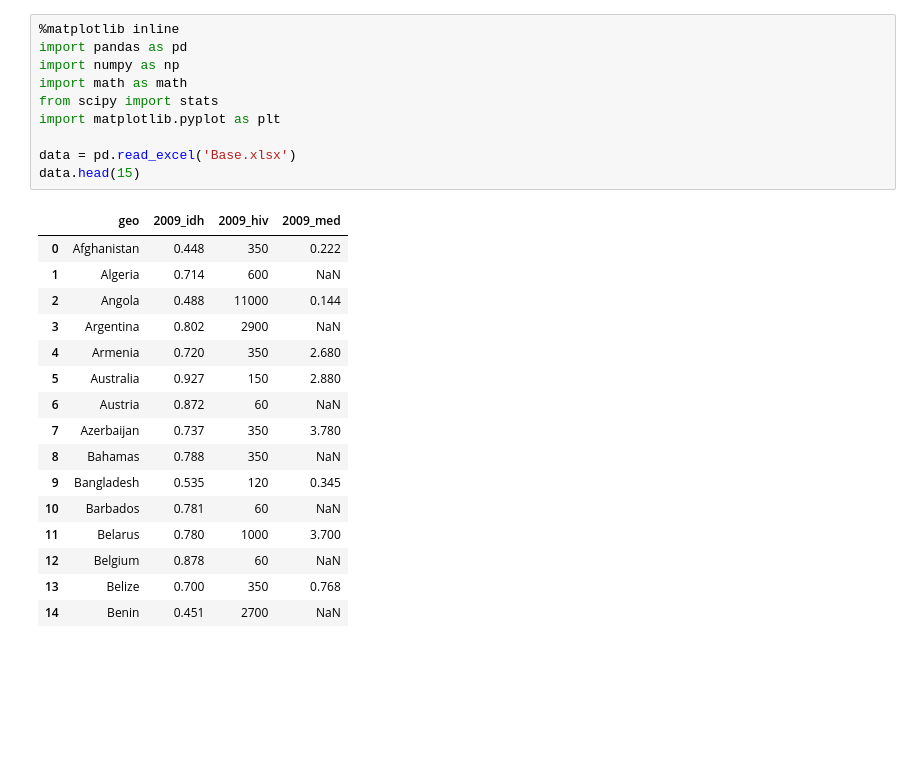
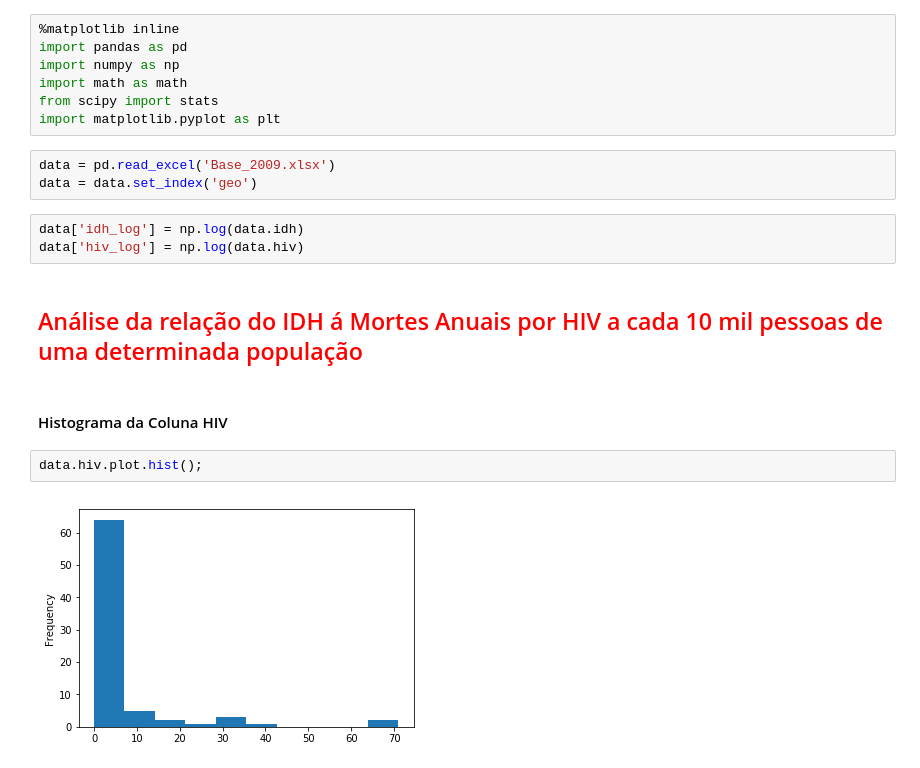
Before and after one commit to RogerPina2/CD18-Roger, a Jupyter notebook: Projeto1_Roger_Pina.ipynb, the cells around one changed output. Drawn from its saved outputs; the diff is of its cells as text; blank space fills up the shorter version.

```diff
--- a/Projeto1_Roger_Pina.ipynb
+++ b/Projeto1_Roger_Pina.ipynb
@@ -18,23 +22,17 @@ import numpy as np
 import math as math
 from scipy import stats
 import matplotlib.pyplot as plt
-
-data = pd.read_excel('Base.xlsx')
-data.head(15)
-# %% [output]
-|  | geo | 2009_idh | 2009_hiv | 2009_med |
-| 0 | Afghanistan | 0.448 | 350 | 0.222 |
-| 1 | Algeria | 0.714 | 600 | NaN |
-| 2 | Angola | 0.488 | 11000 | 0.144 |
-| 3 | Argentina | 0.802 | 2900 | NaN |
-| 4 | Armenia | 0.720 | 350 | 2.680 |
-| 5 | Australia | 0.927 | 150 | 2.880 |
-| 6 | Austria | 0.872 | 60 | NaN |
-| 7 | Azerbaijan | 0.737 | 350 | 3.780 |
-| 8 | Bahamas | 0.788 | 350 | NaN |
-| 9 | Bangladesh | 0.535 | 120 | 0.345 |
-| 10 | Barbados | 0.781 | 60 | NaN |
-| 11 | Belarus | 0.780 | 1000 | 3.700 |
-| 12 | Belgium | 0.878 | 60 | NaN |
-| 13 | Belize | 0.700 | 350 | 0.768 |
-| 14 | Benin | 0.451 | 2700 | NaN |
+# %%
+data = pd.read_excel('Base_2009.xlsx')
+data = data.set_index('geo')
+# %%
+data['idh_log'] = np.log(data.idh)
+data['hiv_log'] = np.log(data.hiv)
+# %% [markdown]
+## <font color='red'> Análise da relação do IDH á Mortes Anuais por HIV a cada 10 mil pessoas de uma determinada população
+# %% [markdown]
+#### Histograma da Coluna HIV
+# %%
+data.hiv.plot.hist();
+# %% [output]
+[figure, added]
```
Also changed, not shown: parts of 42 cells of this notebook, 2 other files.
